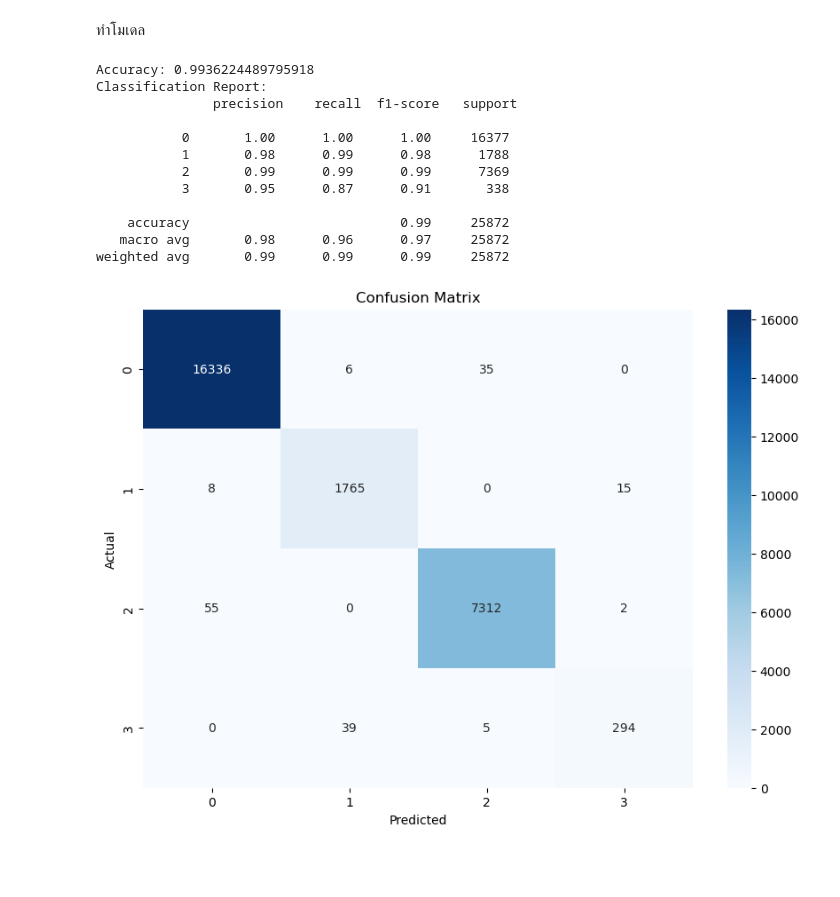
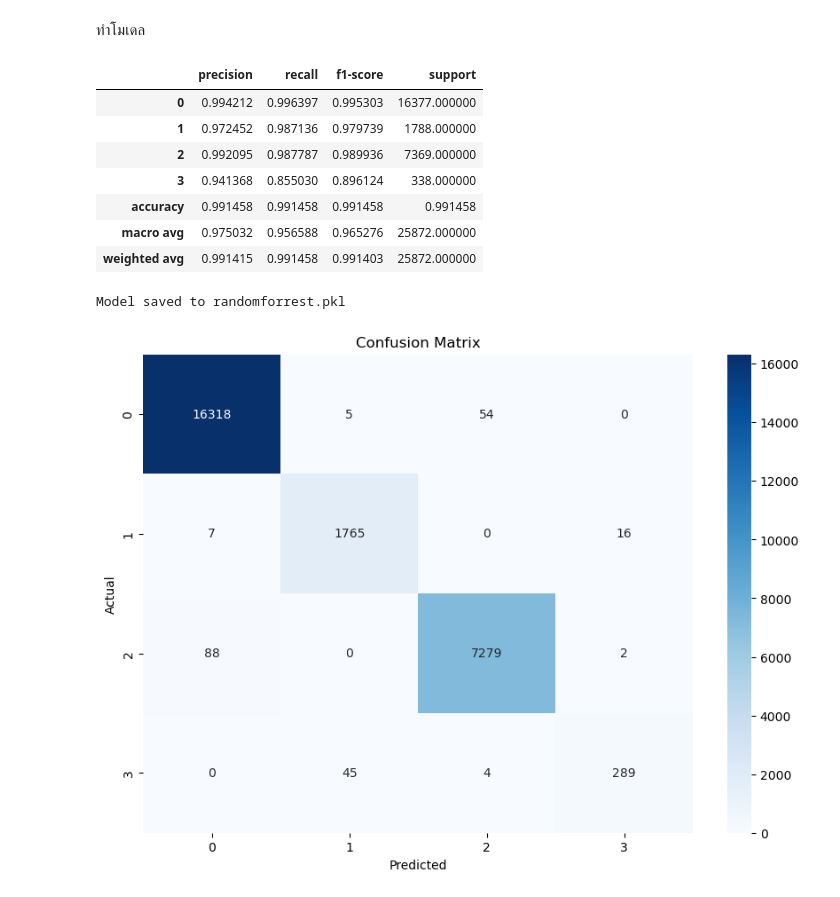
Before and after one commit to Suchakreehub/EDA-Train_solarcell, a Jupyter notebook: project/Expore Data and train classifile.ipynb, the cells around one changed output. Cells and saved outputs as stored; diff of their text form; code cells hidden in the pictures; blank space fills up the shorter version.

```diff
--- a/project/Expore Data and train classifile.ipynb
+++ b/project/Expore Data and train classifile.ipynb
@@ -175,44 +175,27 @@ See the caveats in the documentation: https://pandas.pydata.org/pandas-docs/stab
 # %% [markdown]
 ทำโมเดล
 # %%
+from sklearn.ensemble import RandomForestClassifier
 from sklearn.model_selection import train_test_split
-from sklearn.ensemble import RandomForestClassifier
-from sklearn.metrics import accuracy_score, classification_report
+from sklearn.metrics import classification_report
 
-# กำหนด Features และ Target
-features = ["PV_input_current(A)", "PV_input_voltage(V)", "Ambient_temp", "Irradiance", "PV_temp"]
-target = "Anomaly_Label"
+# Standardize column names (remove spaces and unify naming conventions)
+data_learn.columns = data_learn.columns.str.strip().str.replace(" ", "_")
 
-# แยกข้อมูล Features และ Target
+# Define features and labels
+features = ["PV_input_current(A)", "PV_input_voltage(V)", "Ambient_temp", "Irradiance", "PV_temp", "PV_no."]
+features = [col.replace(" ", "_") for col in features]  # Ensure matching feature names
+
 X = data_learn[features]
-y = data_learn[target]
+y = data_learn["Anomaly_Label"]
 
-# แบ่งชุดข้อมูล Train และ Test (80% Train, 20% Test)
+# Split into training and testing sets
 X_train, X_test, y_train, y_test = train_test_split(X, y, test_size=0.2, random_state=42)
 
-# สร้างโมเดล Random Forest
-model = RandomForestClassifier(n_estimators=100, random_state=42)
-model.fit(X_train, y_train)
+# Train the Random Forest classifier for Multi-class classification
+rf_multi_class = RandomForestClassifier(n_estimators=100, random_state=42)
+rf_multi_class.fit(X_train, y_train)
 
-# ทำนายผล
-y_pred = model.predict(X_test)
-
-# ประเมินผลโมเดล
-accuracy = accuracy_score(y_test, y_pred)
-classification_rep = classification_report(y_test, y_pred)
-
-print("Accuracy:", accuracy)
-print("Classification Report:\n", classification_rep)
+# Evaluate the model
+y_pred = rf_multi_class.predict(X_test)
+classification_rep = classification_report(y_test, y_pred, output_dict=True)
-# %% [output]
-Accuracy: 0.9936224489795918
-Classification Report:
-               precision    recall  f1-score   support
-
-           0       1.00      1.00      1.00     16377
-           1       0.98      0.99      0.98      1788
-           2       0.99      0.99      0.99      7369
-           3       0.95      0.87      0.91       338
-
-    accuracy                           0.99     25872
-   macro avg       0.98      0.96      0.97     25872
-weighted avg       0.99      0.99      0.99     25872
@@ -231,3 +202,25 @@ print("Loaded Model Accuracy:", accuracy_score(y_test, y_pred_loaded))
+# %%
+report_df = pd.DataFrame(classification_rep).transpose()
+report_df
+# %% [output]
+|  | precision | recall | f1-score | support |
+| 0 | 0.994212 | 0.996397 | 0.995303 | 16377.000000 |
+| 1 | 0.972452 | 0.987136 | 0.979739 | 1788.000000 |
+| 2 | 0.992095 | 0.987787 | 0.989936 | 7369.000000 |
+| 3 | 0.941368 | 0.855030 | 0.896124 | 338.000000 |
+| accuracy | 0.991458 | 0.991458 | 0.991458 | 0.991458 |
+| macro avg | 0.975032 | 0.956588 | 0.965276 | 25872.000000 |
+| weighted avg | 0.991415 | 0.991458 | 0.991403 | 25872.000000 |
+# %%
+import joblib
+
+# Assuming 'model' is your trained model
+joblib_file = "randomforrest.pkl"
+joblib.dump(rf_multi_class, joblib_file)
+
+print(f"Model saved to {joblib_file}")
+# %% [output]
+Model saved to randomforrest.pkl
 # %%
 import matplotlib.pyplot as plt
 import seaborn as sns
```
Also changed, not shown: parts of 3 cells of this notebook, 6 other files.
